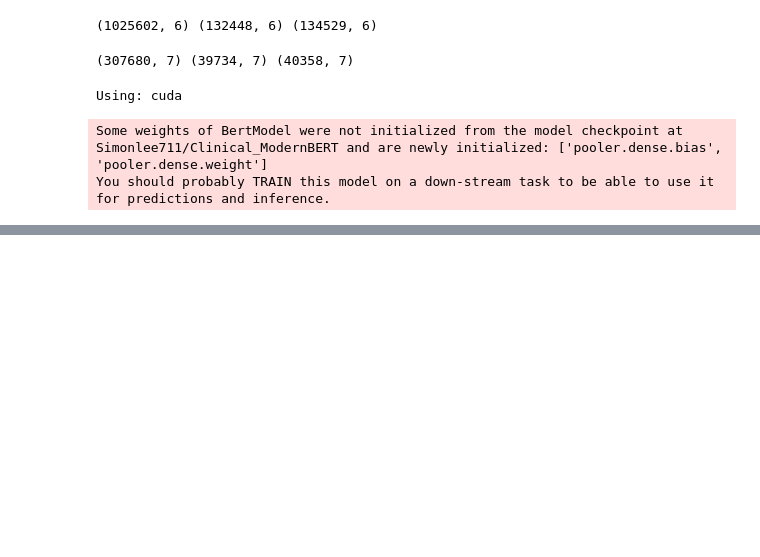
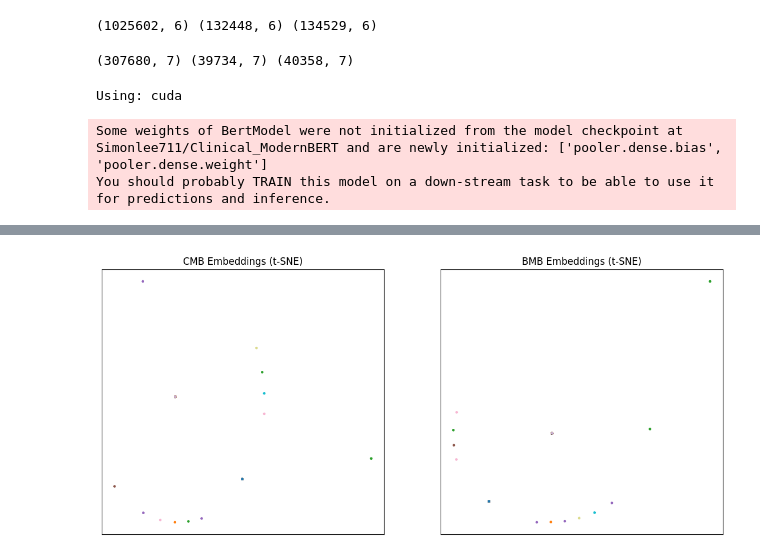
Before and after one commit to AvtnshM/Kaggle-Projects-Notebooks, a Jupyter notebook: clinical-modernbert-v-biomedicalmb-on-ddxplus-data.ipynb, the cells around one changed output, grey strips where cells are left out. Saved outputs shown, nothing was run; the diff lists cells and outputs as text; code cells hidden in the pictures; blank space fills up the shorter version.

```diff
--- a/clinical-modernbert-v-biomedicalmb-on-ddxplus-data.ipynb
+++ b/clinical-modernbert-v-biomedicalmb-on-ddxplus-data.ipynb
@@ -106,3 +164,32 @@ bmb_test = embed(test_texts, bmb_tok, bmb_model)
+# %%
+from sklearn.manifold import TSNE
+
+tsne = TSNE(
+    n_components=2,
+    learning_rate="auto",
+    perplexity=50,
+    init="pca",
+    random_state=42
+)
+
+cmb_tsne = tsne.fit_transform(cmb_vis)
+bmb_tsne = tsne.fit_transform(bmb_vis)
+# %%
+plt.figure(figsize=(14,6))
+
+plt.subplot(1,2,1)
+plt.scatter(cmb_tsne[:,0], cmb_tsne[:,1], c=labels_encoded, cmap="tab20", s=5)
+plt.title("CMB Embeddings (t-SNE)")
+plt.xticks([]); plt.yticks([])
+
+plt.subplot(1,2,2)
+plt.scatter(bmb_tsne[:,0], bmb_tsne[:,1], c=labels_encoded, cmap="tab20", s=5)
+plt.title("BMB Embeddings (t-SNE)")
+plt.xticks([]); plt.yticks([])
+
+plt.show()
+# %% [output]
+[figure, added]
 # %%
 from sklearn.linear_model import LogisticRegression
 from sklearn.metrics import f1_score, accuracy_score
```
Also changed, not shown: parts of 19 cells of this notebook.
